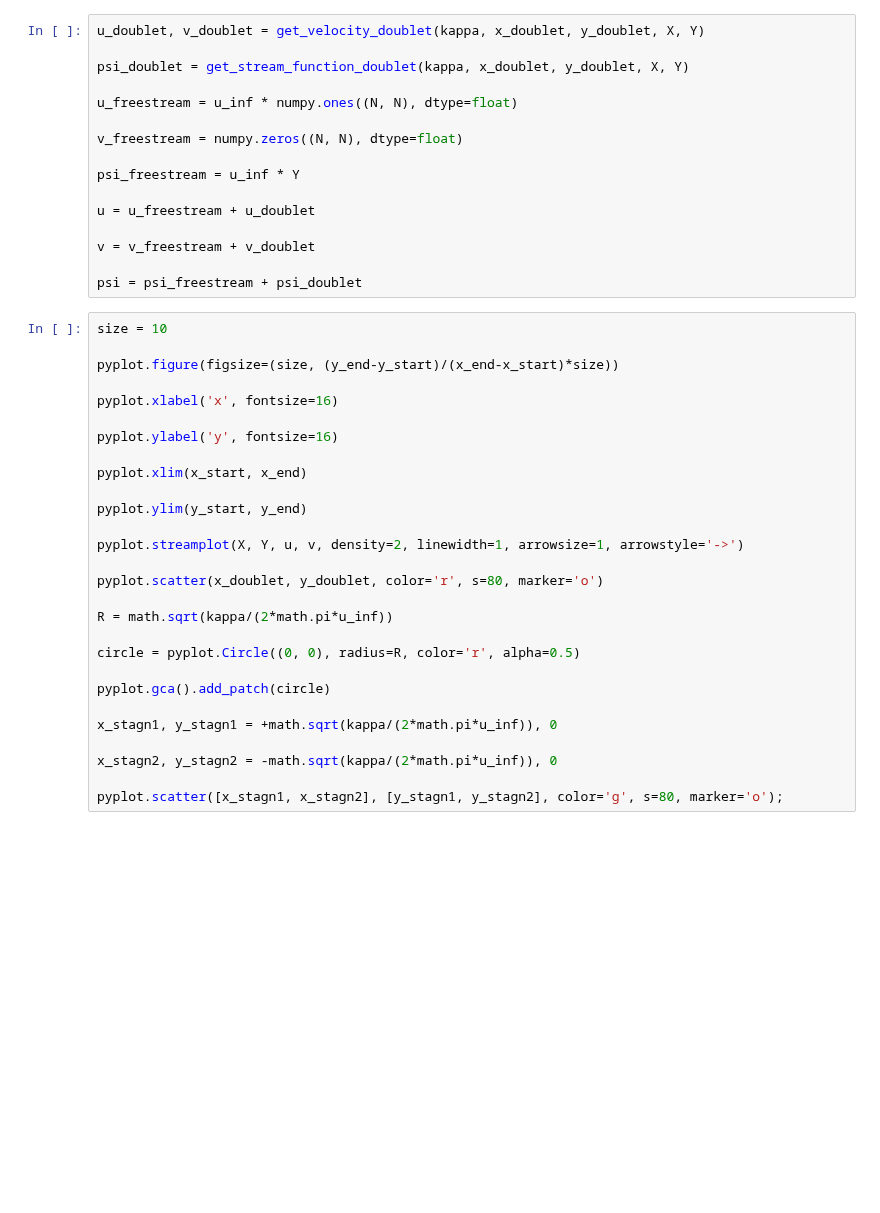
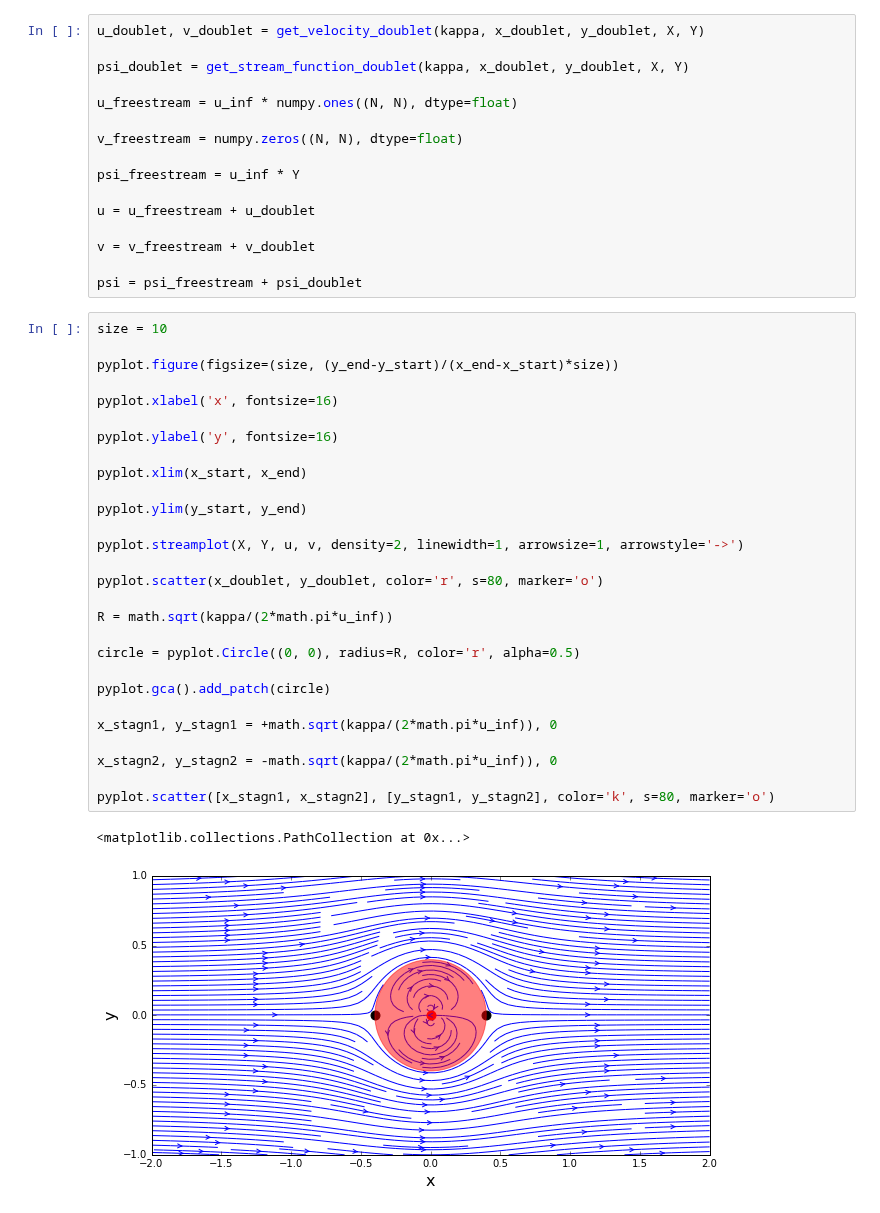
Before and after one commit to liu19941121/mae6226-work, a Jupyter notebook: lesson6-work.ipynb, the cells around one changed output. Drawn from its saved outputs; the diff is of its cells as text; blank space fills up the shorter version.

```diff
--- a/lesson6-work.ipynb
+++ b/lesson6-work.ipynb
@@ -44,28 +44,31 @@ psi = psi_freestream + psi_doublet
 # %%
 size = 10
 
 pyplot.figure(figsize=(size, (y_end-y_start)/(x_end-x_start)*size))
 
 pyplot.xlabel('x', fontsize=16)
 
 pyplot.ylabel('y', fontsize=16)
 
 pyplot.xlim(x_start, x_end)
 
 pyplot.ylim(y_start, y_end)
 
 pyplot.streamplot(X, Y, u, v, density=2, linewidth=1, arrowsize=1, arrowstyle='->')
 
 pyplot.scatter(x_doublet, y_doublet, color='r', s=80, marker='o')
 
 R = math.sqrt(kappa/(2*math.pi*u_inf))
 
 circle = pyplot.Circle((0, 0), radius=R, color='r', alpha=0.5)
 
 pyplot.gca().add_patch(circle)
 
 x_stagn1, y_stagn1 = +math.sqrt(kappa/(2*math.pi*u_inf)), 0
 
 x_stagn2, y_stagn2 = -math.sqrt(kappa/(2*math.pi*u_inf)), 0
 
-pyplot.scatter([x_stagn1, x_stagn2], [y_stagn1, y_stagn2], color='g', s=80, marker='o');
+pyplot.scatter([x_stagn1, x_stagn2], [y_stagn1, y_stagn2], color='k', s=80, marker='o')
+# %% [output]
+<matplotlib.collections.PathCollection at 0x...>
+[figure, added]
```
Also changed, not shown: parts of 3 cells of this notebook.
